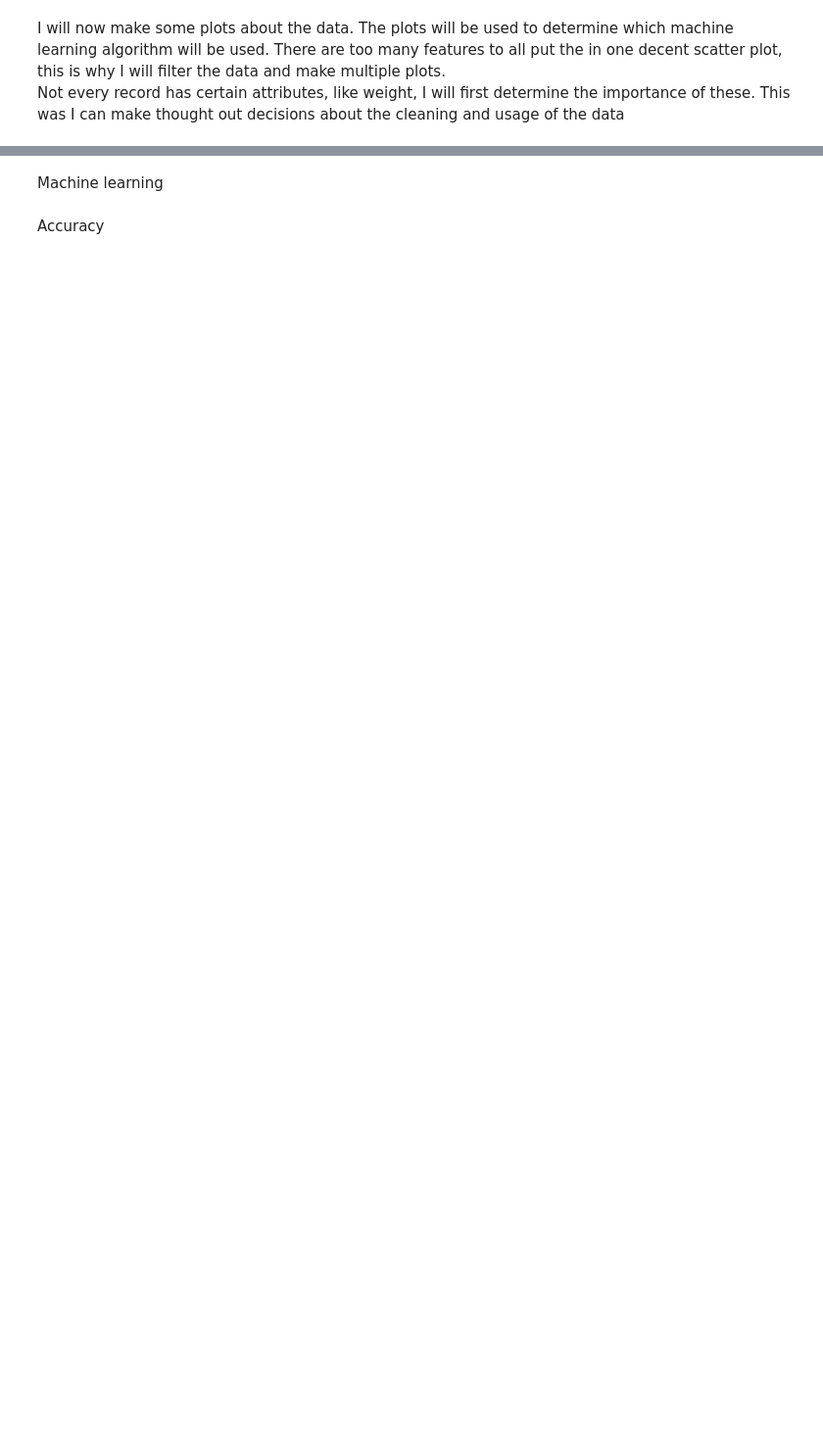
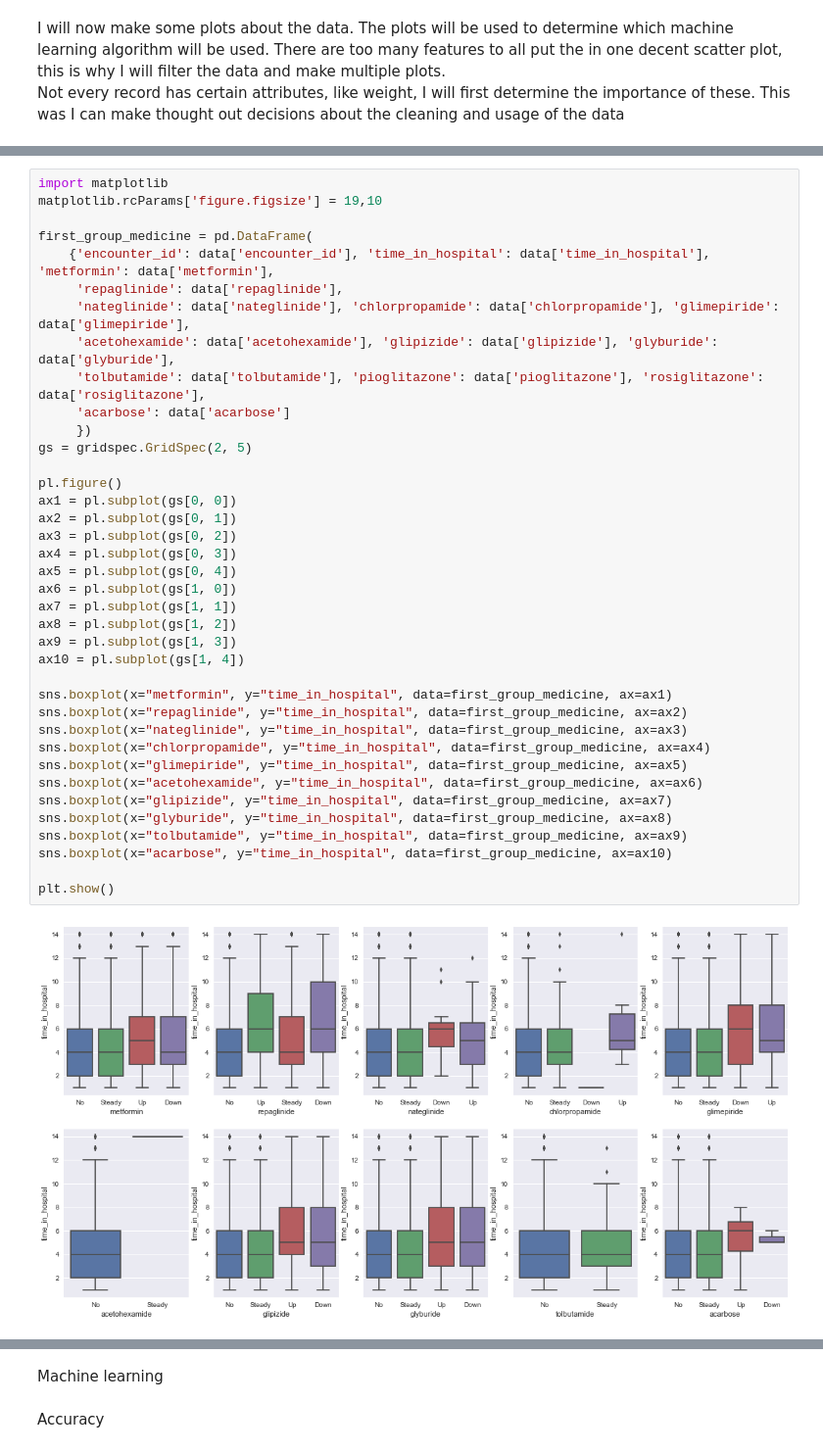
Before and after one commit to ubaer/ADS-ML, a Jupyter notebook: Miniproject/ML_Miniproject_Kevin_Jetten.ipynb, the cells around one changed output, grey strips where cells are left out. Shown: that part at 98% size. Drawn from its saved outputs; the diff is of its cells as text; blank space fills up the shorter version.

```diff
--- a/Miniproject/ML_Miniproject_Kevin_Jetten.ipynb
+++ b/Miniproject/ML_Miniproject_Kevin_Jetten.ipynb
@@ -100,0 +105,40 @@ plt.show()
+# %%
+import matplotlib
+matplotlib.rcParams['figure.figsize'] = 19,10
+
+first_group_medicine = pd.DataFrame(
+    {'encounter_id': data['encounter_id'], 'time_in_hospital': data['time_in_hospital'], 'metformin': data['metformin'],
+     'repaglinide': data['repaglinide'],
+     'nateglinide': data['nateglinide'], 'chlorpropamide': data['chlorpropamide'], 'glimepiride': data['glimepiride'],
+     'acetohexamide': data['acetohexamide'], 'glipizide': data['glipizide'], 'glyburide': data['glyburide'],
+     'tolbutamide': data['tolbutamide'], 'pioglitazone': data['pioglitazone'], 'rosiglitazone': data['rosiglitazone'],
+     'acarbose': data['acarbose']
+     })
+gs = gridspec.GridSpec(2, 5)
+
+pl.figure()
+ax1 = pl.subplot(gs[0, 0])
+ax2 = pl.subplot(gs[0, 1])
+ax3 = pl.subplot(gs[0, 2])
+ax4 = pl.subplot(gs[0, 3])
+ax5 = pl.subplot(gs[0, 4])
+ax6 = pl.subplot(gs[1, 0])
+ax7 = pl.subplot(gs[1, 1])
+ax8 = pl.subplot(gs[1, 2])
+ax9 = pl.subplot(gs[1, 3])
+ax10 = pl.subplot(gs[1, 4])
+
+sns.boxplot(x="metformin", y="time_in_hospital", data=first_group_medicine, ax=ax1)
+sns.boxplot(x="repaglinide", y="time_in_hospital", data=first_group_medicine, ax=ax2)
+sns.boxplot(x="nateglinide", y="time_in_hospital", data=first_group_medicine, ax=ax3)
+sns.boxplot(x="chlorpropamide", y="time_in_hospital", data=first_group_medicine, ax=ax4)
+sns.boxplot(x="glimepiride", y="time_in_hospital", data=first_group_medicine, ax=ax5)
+sns.boxplot(x="acetohexamide", y="time_in_hospital", data=first_group_medicine, ax=ax6)
+sns.boxplot(x="glipizide", y="time_in_hospital", data=first_group_medicine, ax=ax7)
+sns.boxplot(x="glyburide", y="time_in_hospital", data=first_group_medicine, ax=ax8)
+sns.boxplot(x="tolbutamide", y="time_in_hospital", data=first_group_medicine, ax=ax9)
+sns.boxplot(x="acarbose", y="time_in_hospital", data=first_group_medicine, ax=ax10)
+
+plt.show()
+# %% [output]
+[figure, added]
```
Also changed, not shown: parts of 9 cells of this notebook.
